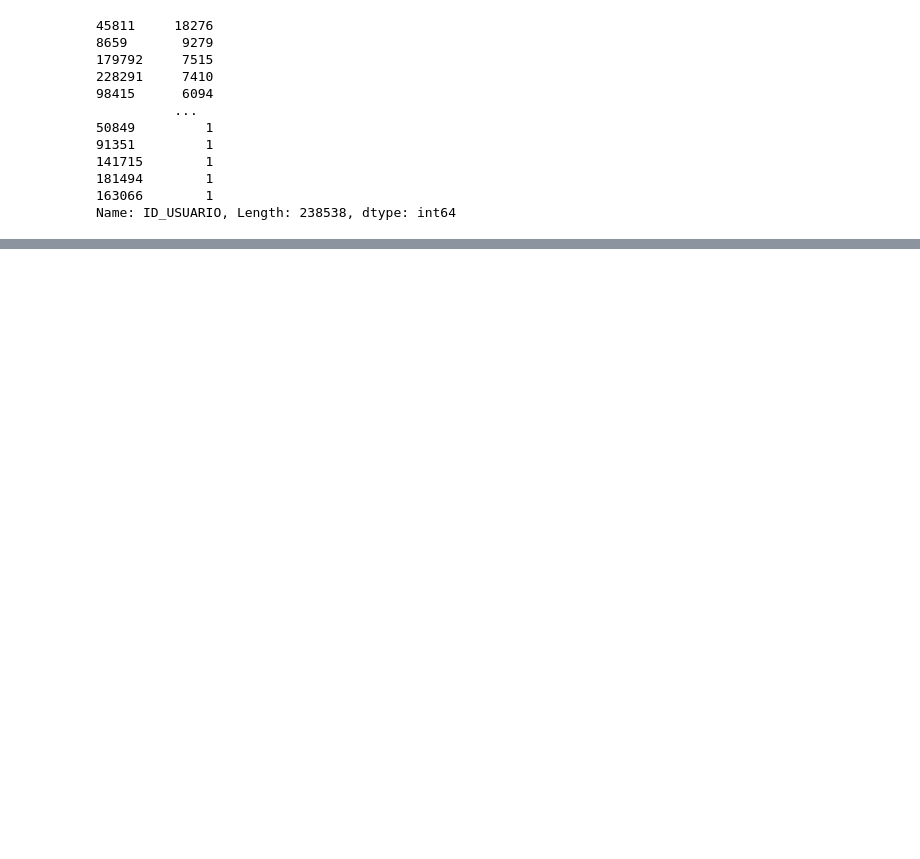
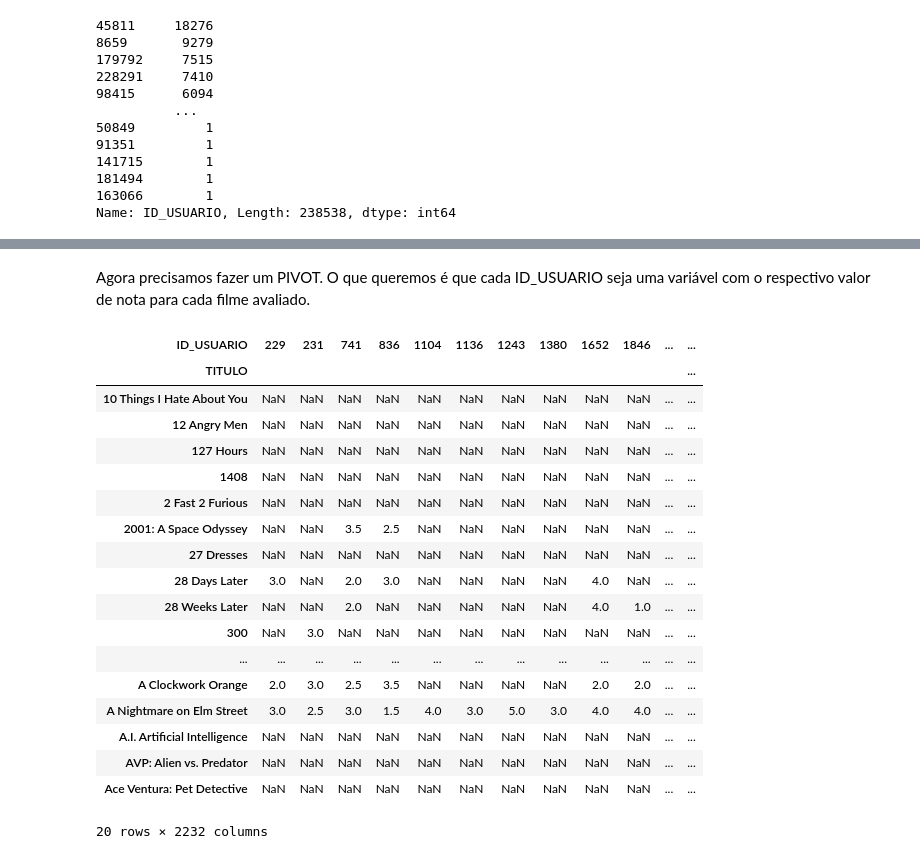
Before and after one commit to danoliver1792/machine_learning, a Jupyter notebook: recomendacao_filmes.ipynb, the cells around one changed output, grey strips where cells are left out. Cells and saved outputs as stored; diff of their text form; code cells hidden in the pictures; blank space fills up the shorter version.

Commit message:
segunda etapa da recomendacao de filmes

```diff
--- a/recomendacao_filmes.ipynb
+++ b/recomendacao_filmes.ipynb
@@ -109,0 +181,2 @@ Name: ID_USUARIO, Length: 238538, dtype: int64
+# %%
+filmes = filmes[filmes['LINGUAGEM'] == 'en']
@@ -109,0 +214,2 @@ Name: ID_USUARIO, Length: 238538, dtype: int64
+# %%
+filmes['ID_FILME'] = filmes['ID_FILME'].astype(int)
@@ -109,0 +236,3 @@ Name: ID_USUARIO, Length: 238538, dtype: int64
+# %%
+avaliacoes_e_filmes = avaliacoes.merge(filmes, on = 'ID_FILME')
+avaliacoes_e_filmes.head()
@@ -109,0 +262,2 @@ Name: ID_USUARIO, Length: 238538, dtype: int64
+# %%
+avaliacoes_e_filmes.drop_duplicates(['ID_USUARIO', 'ID_FILME'], inplace=True)
@@ -109,0 +292,28 @@ Name: ID_USUARIO, Length: 238538, dtype: int64
+# %% [markdown]
+Agora precisamos fazer um PIVOT. O que queremos é que cada ID_USUARIO seja uma variável com o respectivo valor de nota para cada filme avaliado.
+# %%
+filmes_pivot = avaliacoes_e_filmes.pivot_table(columns = 'ID_USUARIO',
+                                               index = 'TITULO',
+                                               values = 'AVALIACAO')
+
+filmes_pivot.head(20)
+# %% [output]
+| ID_USUARIO | 229 | 231 | 741 | 836 | 1104 | 1136 | 1243 | 1380 | 1652 | 1846 | ... | ... |
+| TITULO |  |  |  |  |  |  |  |  |  |  |  | ... |
+| 10 Things I Hate About You | NaN | NaN | NaN | NaN | NaN | NaN | NaN | NaN | NaN | NaN | ... | ... |
+| 12 Angry Men | NaN | NaN | NaN | NaN | NaN | NaN | NaN | NaN | NaN | NaN | ... | ... |
+| 127 Hours | NaN | NaN | NaN | NaN | NaN | NaN | NaN | NaN | NaN | NaN | ... | ... |
+| 1408 | NaN | NaN | NaN | NaN | NaN | NaN | NaN | NaN | NaN | NaN | ... | ... |
+| 2 Fast 2 Furious | NaN | NaN | NaN | NaN | NaN | NaN | NaN | NaN | NaN | NaN | ... | ... |
+| 2001: A Space Odyssey | NaN | NaN | 3.5 | 2.5 | NaN | NaN | NaN | NaN | NaN | NaN | ... | ... |
+| 27 Dresses | NaN | NaN | NaN | NaN | NaN | NaN | NaN | NaN | NaN | NaN | ... | ... |
+| 28 Days Later | 3.0 | NaN | 2.0 | 3.0 | NaN | NaN | NaN | NaN | 4.0 | NaN | ... | ... |
+| 28 Weeks Later | NaN | NaN | 2.0 | NaN | NaN | NaN | NaN | NaN | 4.0 | 1.0 | ... | ... |
+| 300 | NaN | 3.0 | NaN | NaN | NaN | NaN | NaN | NaN | NaN | NaN | ... | ... |
+| ... | ... | ... | ... | ... | ... | ... | ... | ... | ... | ... | ... | ... |
+| A Clockwork Orange | 2.0 | 3.0 | 2.5 | 3.5 | NaN | NaN | NaN | NaN | 2.0 | 2.0 | ... | ... |
+| A Nightmare on Elm Street | 3.0 | 2.5 | 3.0 | 1.5 | 4.0 | 3.0 | 5.0 | 3.0 | 4.0 | 4.0 | ... | ... |
+| A.I. Artificial Intelligence | NaN | NaN | NaN | NaN | NaN | NaN | NaN | NaN | NaN | NaN | ... | ... |
+| AVP: Alien vs. Predator | NaN | NaN | NaN | NaN | NaN | NaN | NaN | NaN | NaN | NaN | ... | ... |
+| Ace Ventura: Pet Detective | NaN | NaN | NaN | NaN | NaN | NaN | NaN | NaN | NaN | NaN | ... | ... |
+20 rows × 2232 columns
```
Also changed, not shown: parts of 34 cells of this notebook.
